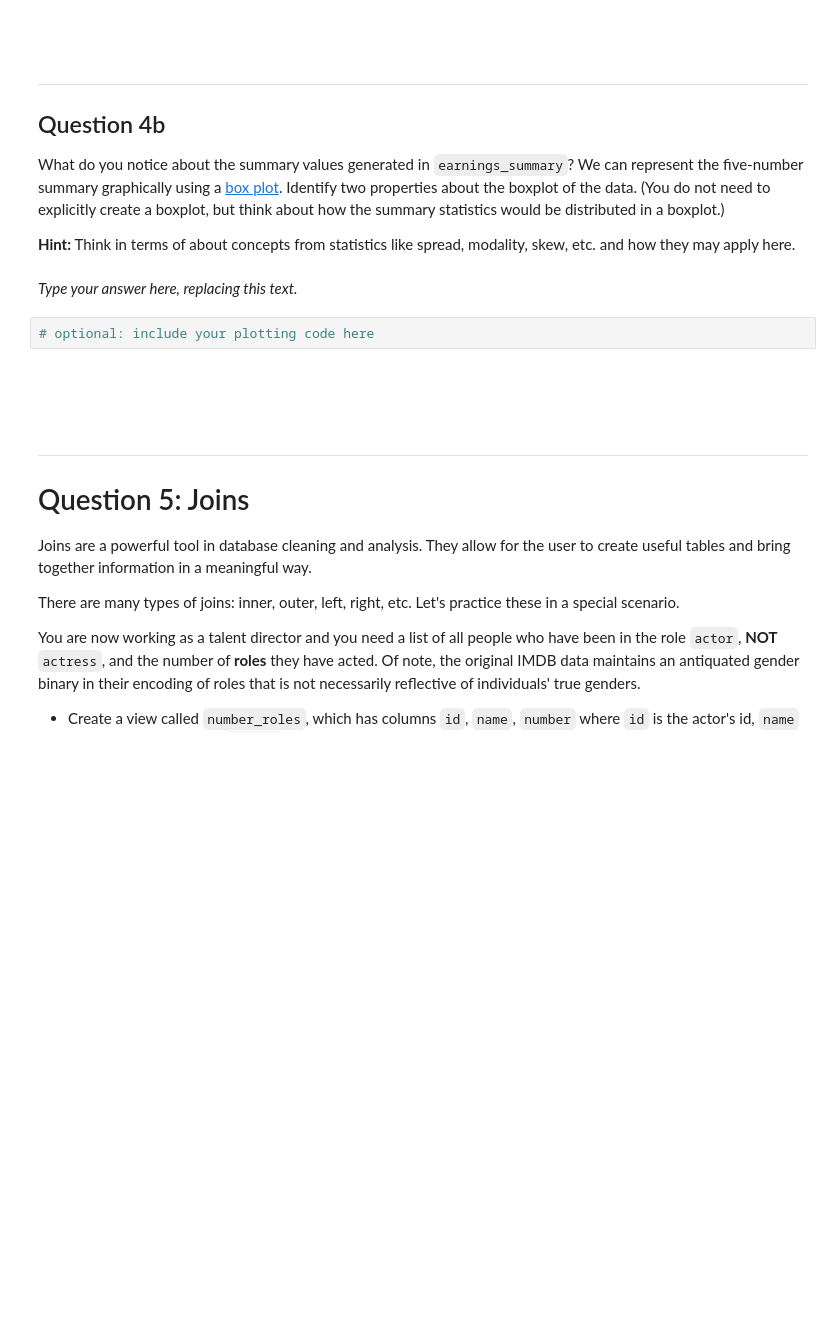
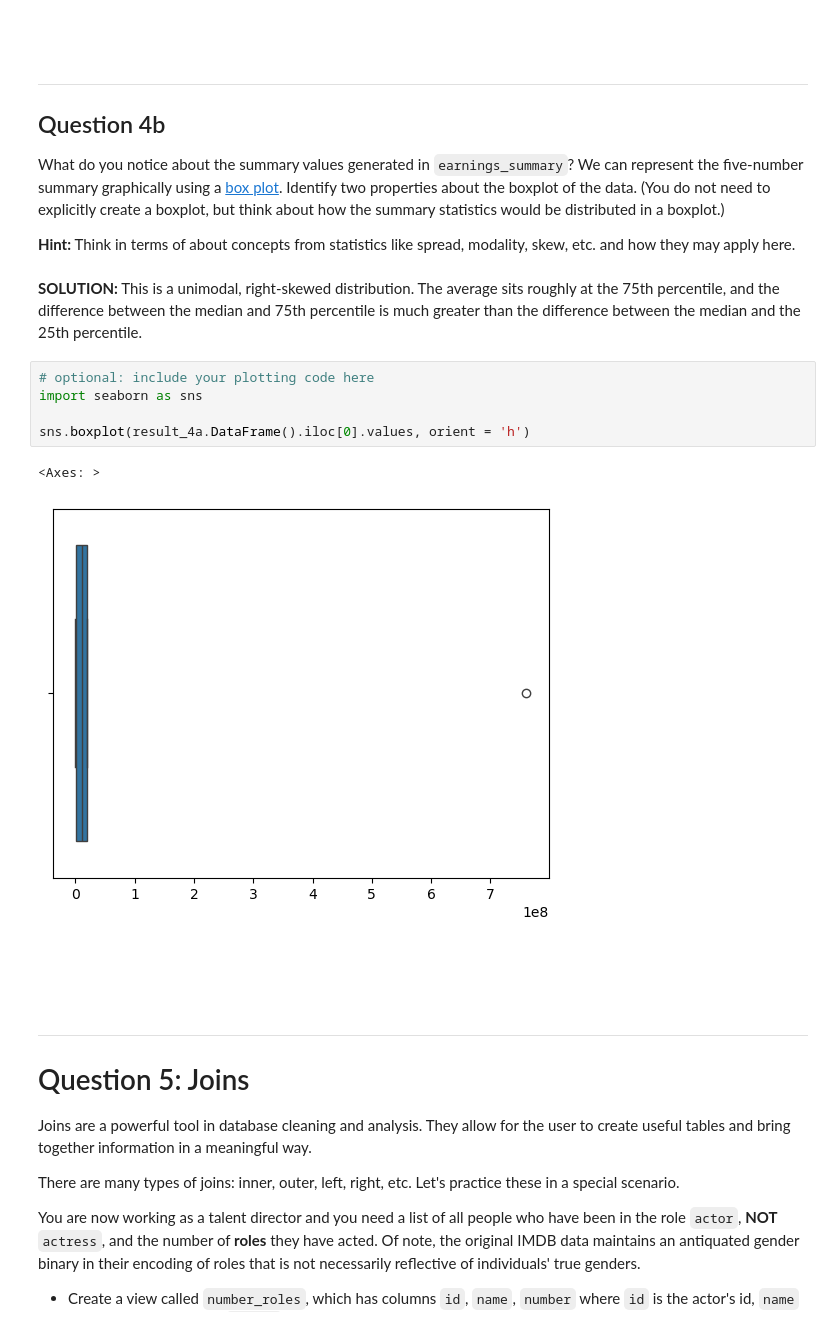
Before and after one commit to cal-data-eng/fa25-materials, a Jupyter notebook: proj/proj1/proj1.ipynb, the cells around one changed output. Cells and saved outputs as stored; diff of their text form; blank space fills up the shorter version.

```diff
--- a/proj/proj1/proj1.ipynb
+++ b/proj/proj1/proj1.ipynb
@@ -673,10 +1056,16 @@ grader.check("q4a")
 What do you notice about the summary values generated in `earnings_summary`? We can represent the five-number summary graphically using a [box plot](https://en.wikipedia.org/wiki/Box_plot). Identify two properties about the boxplot of the data. (You do not need to explicitly create a boxplot, but think about how the summary statistics would be distributed in a boxplot.)
 
 **Hint:** Think in terms of about concepts from statistics like spread, modality, skew, etc. and how they may apply here.
-# %% [markdown]
-_Type your answer here, replacing this text._
+# %% [markdown]
+**SOLUTION:** This is a unimodal, right-skewed distribution. The average sits roughly at the 75th percentile, and the difference between the median and 75th percentile is much greater than the difference between the median and the 25th percentile.
 # %%
 # optional: include your plotting code here
+import seaborn as sns
+
+sns.boxplot(result_4a.DataFrame().iloc[0].values, orient = 'h')
+# %% [output]
+<Axes: >
+[figure, added]
 # %% [markdown]
 <!-- END QUESTION -->
 
```
Also changed, not shown: parts of 59 cells of this notebook, 1 other file.
